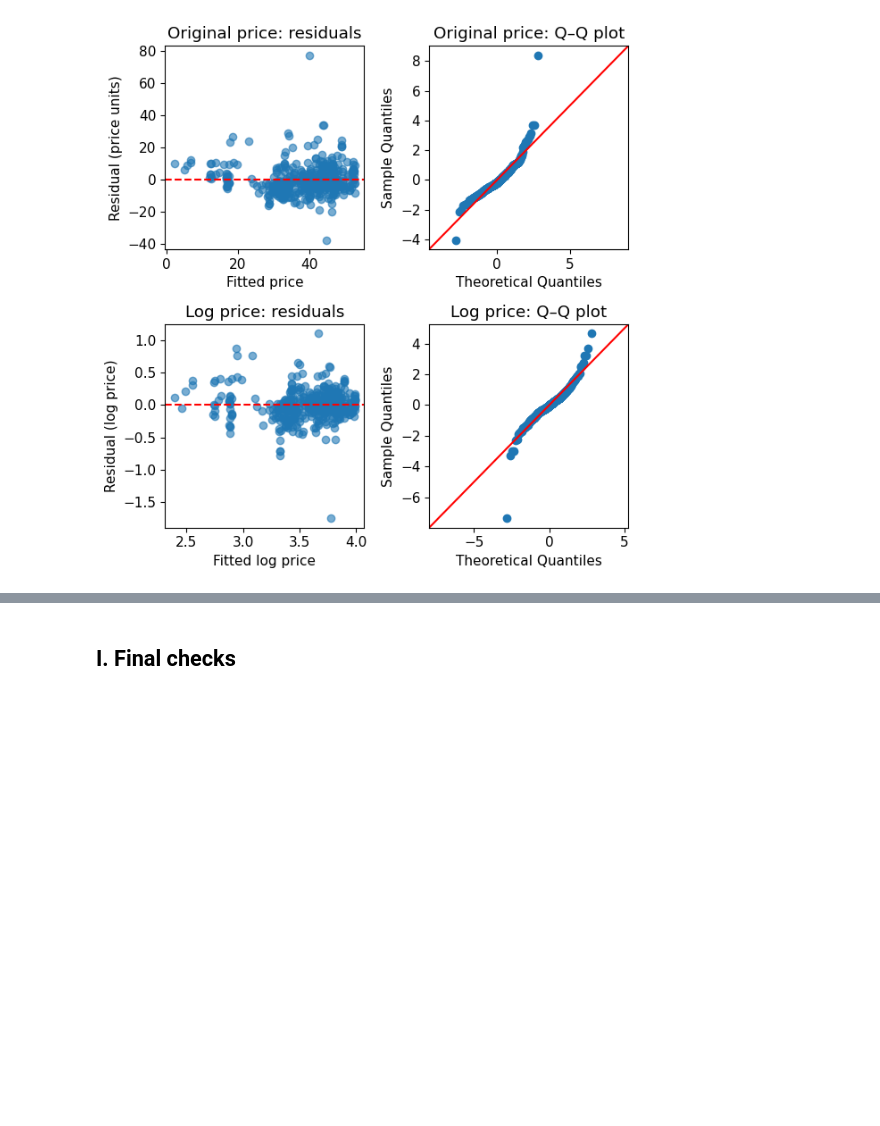
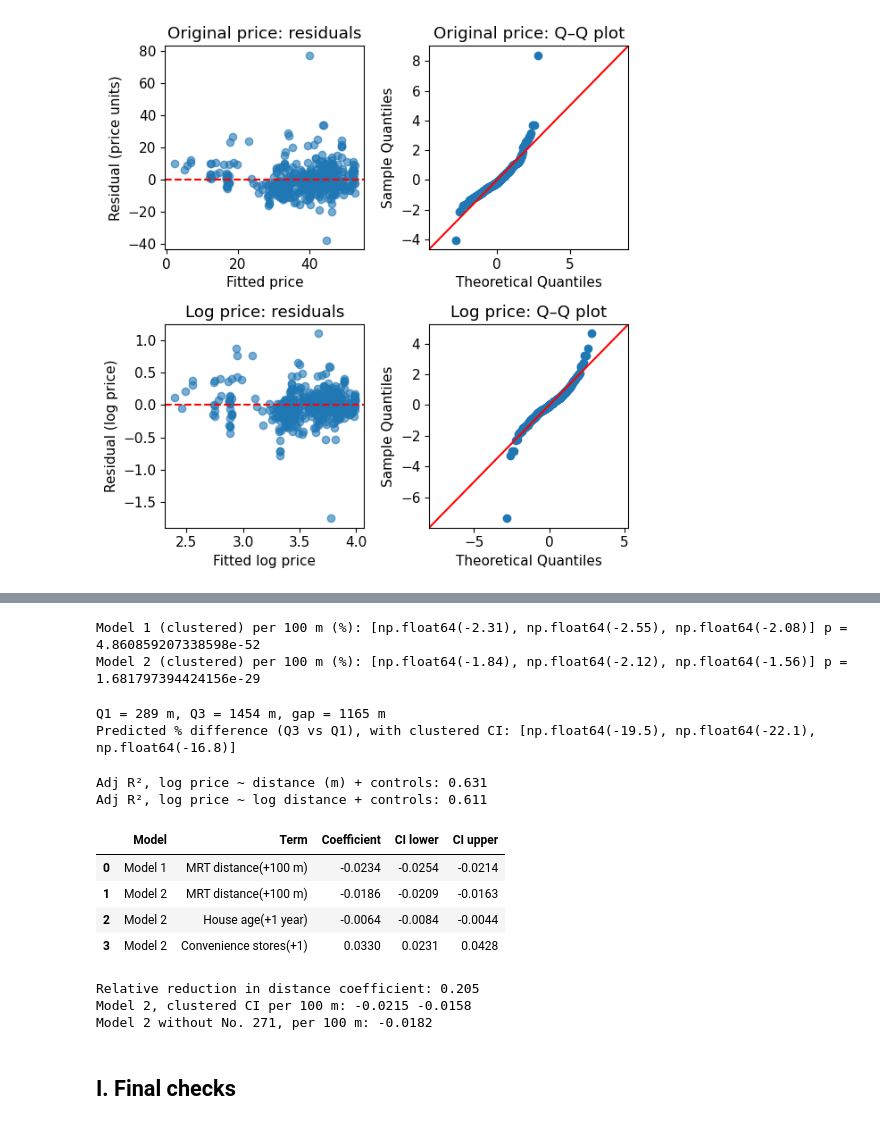
Before and after one commit to pablogalindo15/PODA_group_assessment, a Jupyter notebook: Group_1_analysis.ipynb, the cells around one changed output, grey strips where cells are left out. Cells and saved outputs as stored; diff of their text form; code cells hidden in the pictures; blank space fills up the shorter version.

```diff
--- a/Group_X_analysis.ipynb
+++ b/Group_1_analysis.ipynb
@@ -1066,3 +908,72 @@ prediction_results.to_csv(
+# %%
+cl = {"groups": df["location_id"]}
+result_log_price_simple_cl = model_log_price_simple.fit(cov_type="cluster", cov_kwds=cl, use_t=True)
+result_log_price_cl = model_log_price.fit(cov_type="cluster", cov_kwds=cl, use_t=True)
+
+for name, m in {"Model 1 (clustered)": result_log_price_simple_cl,
+                "Model 2 (clustered)": result_log_price_cl}.items():
+    b = m.params[distance_name]
+    lo, hi = m.conf_int().loc[distance_name]
+    print(name, "per 100 m (%):",
+          [round(100*(np.exp(100*v) - 1), 2) for v in (b, lo, hi)],
+          "p =", m.pvalues[distance_name])
+# %% [output]
+Model 1 (clustered) per 100 m (%): [np.float64(-2.31), np.float64(-2.55), np.float64(-2.08)] p = 4.860859207338598e-52
+Model 2 (clustered) per 100 m (%): [np.float64(-1.84), np.float64(-2.12), np.float64(-1.56)] p = 1.681797394424156e-29
+# %%
+q1, q3 = df[distance_name].quantile([0.25, 0.75])
+b = result_log_price_cl.params[distance_name]
+lo, hi = result_log_price_cl.conf_int().loc[distance_name]
+gap = q3 - q1
+print(f"Q1 = {q1:.0f} m, Q3 = {q3:.0f} m, gap = {gap:.0f} m")
+print("Predicted % difference (Q3 vs Q1), with clustered CI:",
+      [round(100*(np.exp(gap*v) - 1), 1) for v in (b, lo, hi)])
+# %% [output]
+Q1 = 289 m, Q3 = 1454 m, gap = 1165 m
+Predicted % difference (Q3 vs Q1), with clustered CI: [np.float64(-19.5), np.float64(-22.1), np.float64(-16.8)]
+# %%
+X_logd = sm.add_constant(pd.DataFrame({
+    "log_distance": np.log(df[distance_name]),
+    "age": df["X2 house age"],
+    "stores": df["X4 number of convenience stores"]}))
+result_loglog = sm.OLS(log_price, X_logd).fit()
+print("Adj R², log price ~ distance (m) + controls:", round(result_log_price.rsquared_adj, 3))
+print("Adj R², log price ~ log distance + controls:", round(result_loglog.rsquared_adj, 3))
+# %% [output]
+Adj R², log price ~ distance (m) + controls: 0.631
+Adj R², log price ~ log distance + controls: 0.611
+# %%
+#Log-scale results used in the report
+terms = {distance_name: ("MRT distance(+100 m)", 100),
+         "X2 house age": ("House age(+1 year)", 1),
+         "X4 number of convenience stores": ("Convenience stores(+1)", 1)}
+rows = []
+for name, m in {"Model 1": result_log_price_simple, "Model 2": result_log_price}.items():
+
+    for var, (label, k) in terms.items():
+
+        if var in m.params.index:
+            lo, hi = m.conf_int().loc[var]
+            rows.append([name, label, round(k * m.params[var], 4), round(k * lo, 4), round(k * hi, 4)])
+
+display(pd.DataFrame(rows, columns=["Model", "Term", "Coefficient", "CI lower", "CI upper"]))
+
+print("Relative reduction in distance coefficient:",
+      round(1 - result_log_price.params[distance_name] / result_log_price_simple.params[distance_name], 3))
+
+lo, hi = result_log_price_cl.conf_int().loc[distance_name]
+
+print("Model 2, clustered CI per 100 m:", round(100 * lo, 4), round(100 * hi, 4))
+print("Model 2 without No. 271, per 100 m:", round(100 * result_log_price_without271.params[distance_name], 4))
+# %% [output]
+|  | Model | Term | Coefficient | CI lower | CI upper |
+| 0 | Model 1 | MRT distance(+100 m) | -0.0234 | -0.0254 | -0.0214 |
+| 1 | Model 2 | MRT distance(+100 m) | -0.0186 | -0.0209 | -0.0163 |
+| 2 | Model 2 | House age(+1 year) | -0.0064 | -0.0084 | -0.0044 |
+| 3 | Model 2 | Convenience stores(+1) | 0.0330 | 0.0231 | 0.0428 |
+Relative reduction in distance coefficient: 0.205
+Model 2, clustered CI per 100 m: -0.0215 -0.0158
+Model 2 without No. 271, per 100 m: -0.0182
 # %% [markdown]
 ## I. Final checks
 # %%
```
Also changed, not shown: parts of 12 cells of this notebook, 10 other files.
